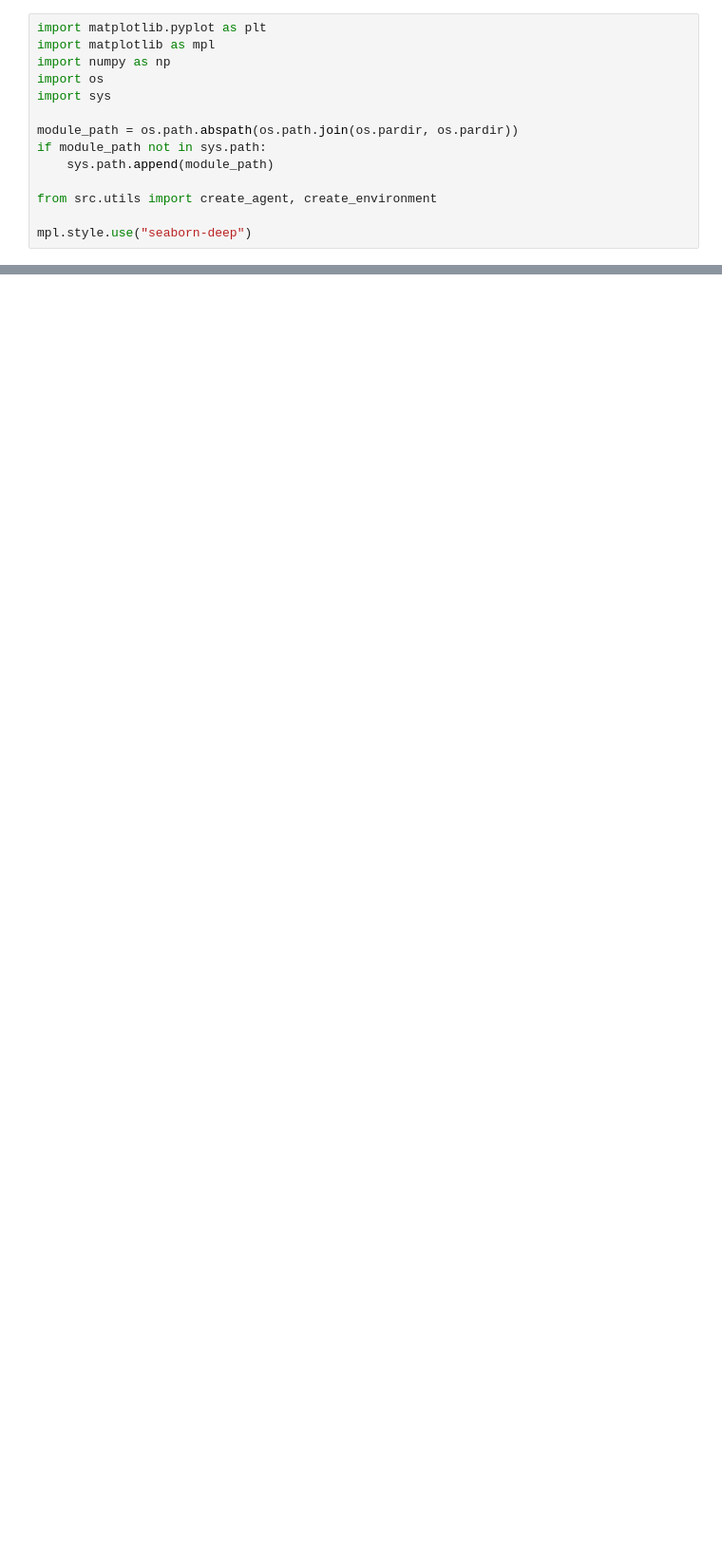
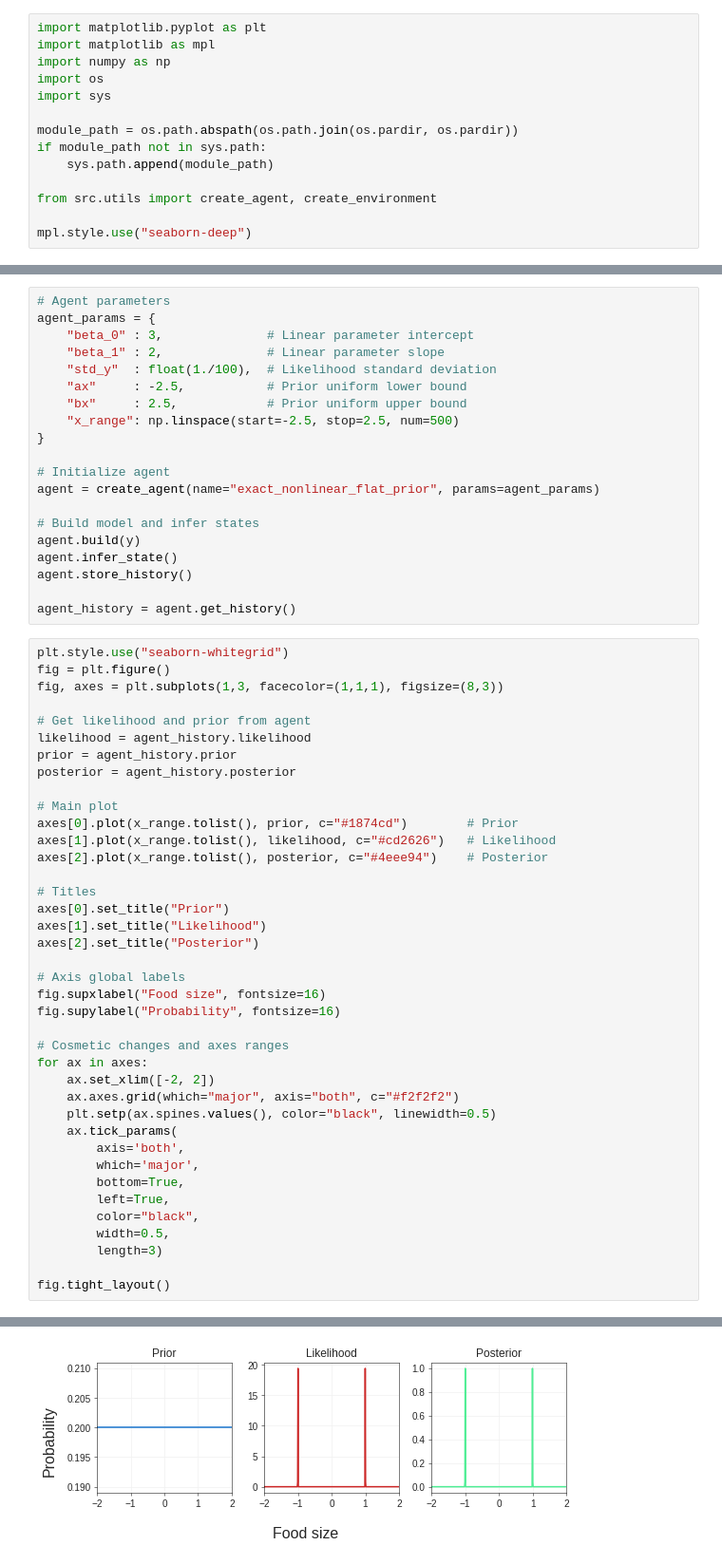
Before and after one commit to snamjoshi/faif-book, a Jupyter notebook: src/examples/hidden_state_estimation_nonlinear.ipynb, the cells around one changed output, grey strips where cells are left out. Shown at 95% size. Cells and saved outputs as stored; diff of their text form; blank space fills up the shorter version.

```diff
--- a/src/examples/hidden_state_estimation_nonlinear.ipynb
+++ b/src/examples/hidden_state_estimation_nonlinear.ipynb
@@ -33,0 +39,60 @@ y = env.generate(x_star)
+# %%
+# Agent parameters
+agent_params = {
+    "beta_0" : 3,              # Linear parameter intercept
+    "beta_1" : 2,              # Linear parameter slope
+    "std_y"  : float(1./100),  # Likelihood standard deviation
+    "ax"     : -2.5,           # Prior uniform lower bound
+    "bx"     : 2.5,            # Prior uniform upper bound
+    "x_range": np.linspace(start=-2.5, stop=2.5, num=500)
+}
+
+# Initialize agent
+agent = create_agent(name="exact_nonlinear_flat_prior", params=agent_params)
+
+# Build model and infer states
+agent.build(y)
+agent.infer_state()
+agent.store_history()
+
+agent_history = agent.get_history()
+# %%
+plt.style.use("seaborn-whitegrid")
+fig = plt.figure()
+fig, axes = plt.subplots(1,3, facecolor=(1,1,1), figsize=(8,3))
+
+# Get likelihood and prior from agent
+likelihood = agent_history.likelihood
+prior = agent_history.prior
+posterior = agent_history.posterior
+
+# Main plot
+axes[0].plot(x_range.tolist(), prior, c="#1874cd")        # Prior
+axes[1].plot(x_range.tolist(), likelihood, c="#cd2626")   # Likelihood
+axes[2].plot(x_range.tolist(), posterior, c="#4eee94")    # Posterior
+
+# Titles
+axes[0].set_title("Prior")
+axes[1].set_title("Likelihood")
+axes[2].set_title("Posterior")
+
+# Axis global labels
+fig.supxlabel("Food size", fontsize=16)
+fig.supylabel("Probability", fontsize=16)
+
+# Cosmetic changes and axes ranges
+for ax in axes:
+    ax.set_xlim([-2, 2])
+    ax.axes.grid(which="major", axis="both", c="#f2f2f2")
+    plt.setp(ax.spines.values(), color="black", linewidth=0.5)
+    ax.tick_params(
+        axis='both',
+        which='major',
+        bottom=True,
+        left=True,
+        color="black",
+        width=0.5,
+        length=3)
+
+fig.tight_layout()
+# %% [output]
@@ -33,0 +100 @@ y = env.generate(x_star)
+[figure, added]
```
Also changed, not shown: parts of 14 cells of this notebook, 6 other files.
